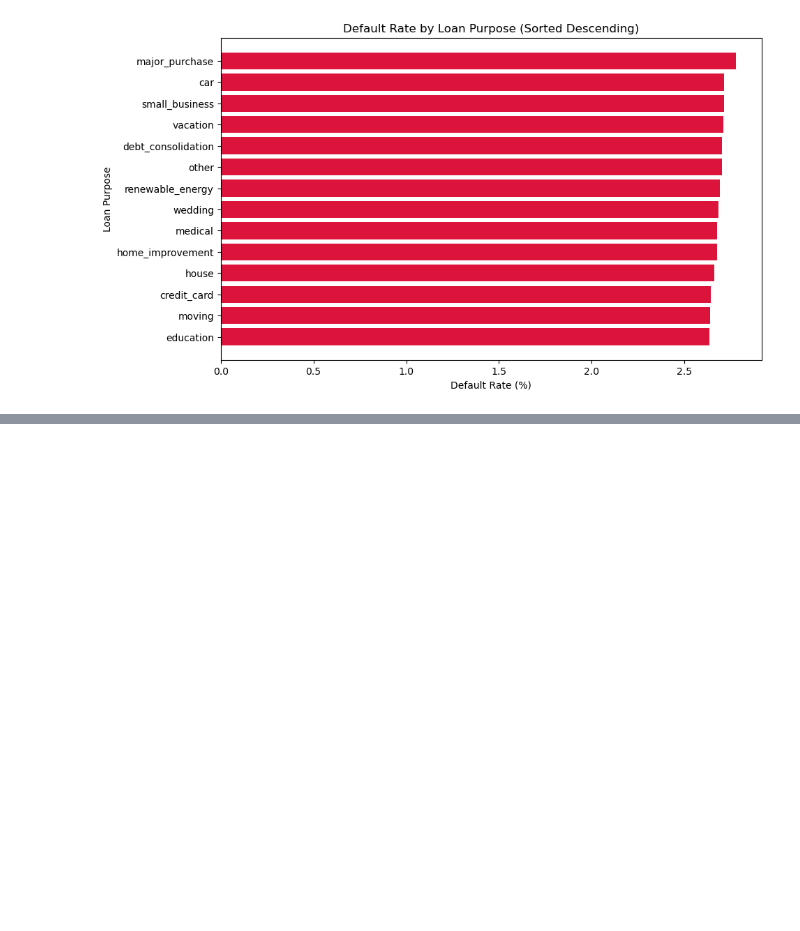
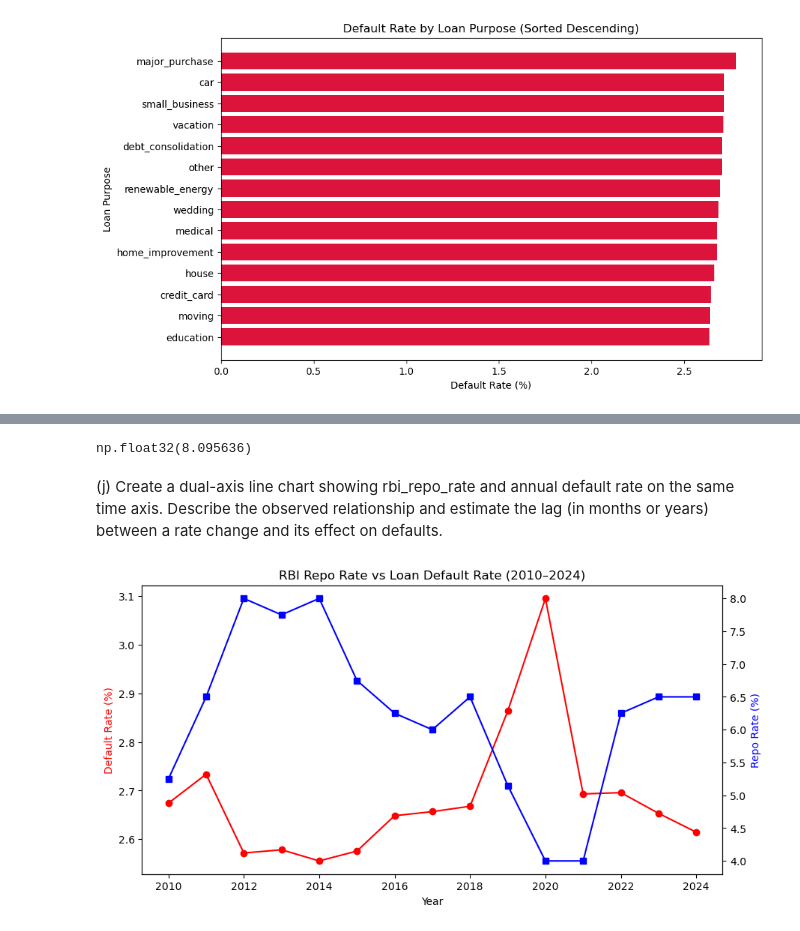
Before and after one commit to Payal10-Git/finalEDA, a Jupyter notebook: EDA_FINAL_35.ipynb, the cells around one changed output, grey strips where cells are left out. Cells and saved outputs as stored; diff of their text form; code cells hidden in the pictures; blank space fills up the shorter version.

```diff
--- a/EDA_FINAL_35.ipynb
+++ b/EDA_FINAL_35.ipynb
@@ -1415,0 +1519,42 @@ plt.show()
+# %%
+rate_2019 = annual_default.loc[annual_default["year"] == 2019, "default_rate"].values[0]
+rate_2020 = annual_default.loc[annual_default["year"] == 2020, "default_rate"].values[0]
+
+increase_pct = ((rate_2020 - rate_2019) / rate_2019) * 100
+
+increase_pct
+# %% [output]
+np.float32(8.095636)
+# %% [markdown]
+(j)	Create a dual-axis line chart showing rbi_repo_rate and annual default rate on the same time axis. Describe the observed relationship and estimate the lag (in months or years) between a rate change and its effect on defaults.
+# %%
+annual_default = base_df.groupby("issue_year")["loan_status"].mean().reset_index()
+annual_default.columns = ["year", "default_rate"]
+annual_default = annual_default.sort_values("year")
+# %%
+repo_rate = base_df.groupby("issue_year")["rbi_repo_rate_pct"].mean().reset_index()
+repo_rate.columns = ["year", "repo_rate"]
+repo_rate = repo_rate.sort_values("year")
+# %%
+macro_df = pd.merge(annual_default, repo_rate, on="year", how="inner")
+# %%
+import matplotlib.pyplot as plt
+
+fig, ax1 = plt.subplots(figsize=(10,5))
+
+# Left axis → default rate
+ax1.plot(macro_df["year"], macro_df["default_rate"] * 100,
+         color="red", marker="o", label="Default Rate")
+ax1.set_ylabel("Default Rate (%)", color="red")
+ax1.set_xlabel("Year")
+
+# Right axis → repo rate
+ax2 = ax1.twinx()
+ax2.plot(macro_df["year"], macro_df["repo_rate"],
+         color="blue", marker="s", label="RBI Repo Rate")
+ax2.set_ylabel("Repo Rate (%)", color="blue")
+
+plt.title("RBI Repo Rate vs Loan Default Rate (2010–2024)")
+plt.show()
+# %% [output]
+[figure, added]
```
Also changed, not shown: parts of 93 cells of this notebook.
